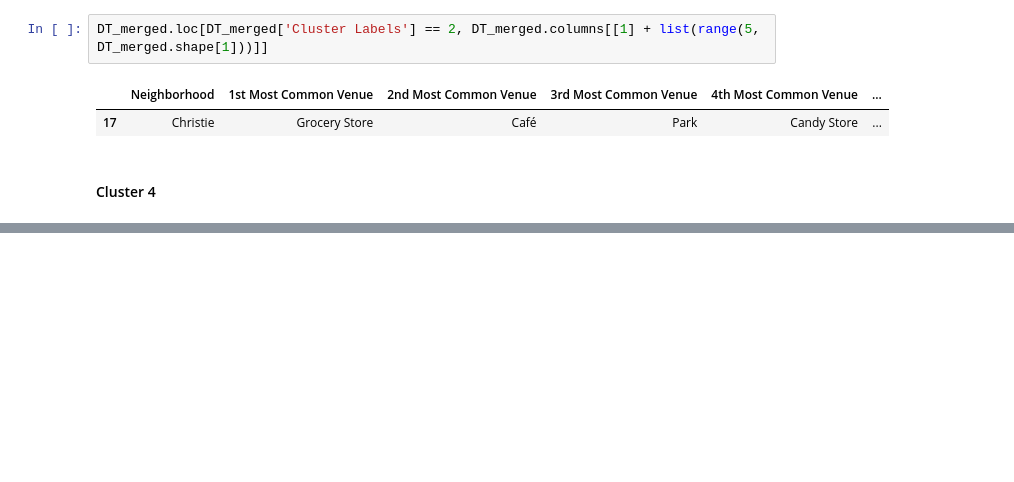
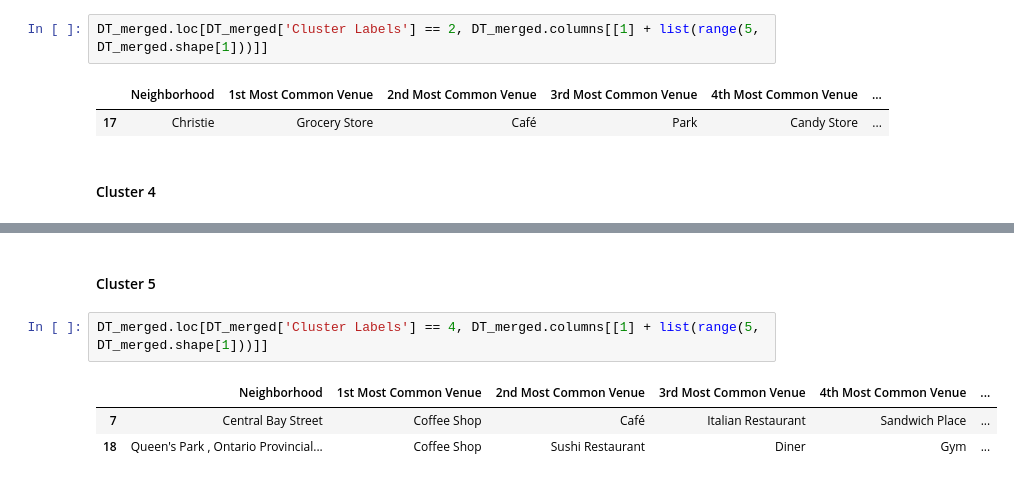
Before and after one commit to ayushsaxena4/Coursera_Capstone, a Jupyter notebook: Segmenting and Clustering_Toronto_Part3.ipynb, the cells around one changed output, grey strips where cells are left out. Drawn from its saved outputs; the diff is of its cells as text; blank space fills up the shorter version.

Commit message:
Segmenting and clustering neighborhoods in Toronto

```diff
--- a/Segmenting and Clustering_Toronto_Part3.ipynb
+++ b/Segmenting and Clustering_Toronto_Part3.ipynb
@@ -627,3 +627,11 @@ DT_merged.loc[DT_merged['Cluster Labels'] == 3, DT_merged.columns[[1] + list(ran
 # %% [output]
 |  | Neighborhood | 1st Most Common Venue | 2nd Most Common Venue | 3rd Most Common Venue | 4th Most Common Venue | ... |
 | 14 | CN Tower , King and Spadina , Rai... | Airport Lounge | Airport Service | Airport Terminal | Plane | ... |
+# %% [markdown]
+#### Cluster 5
+# %%
+DT_merged.loc[DT_merged['Cluster Labels'] == 4, DT_merged.columns[[1] + list(range(5, DT_merged.shape[1]))]]
+# %% [output]
+|  | Neighborhood | 1st Most Common Venue | 2nd Most Common Venue | 3rd Most Common Venue | 4th Most Common Venue | ... |
+| 7 | Central Bay Street | Coffee Shop | Café | Italian Restaurant | Sandwich Place | ... |
+| 18 | Queen's Park , Ontario Provincial... | Coffee Shop | Sushi Restaurant | Diner | Gym | ... |
```
